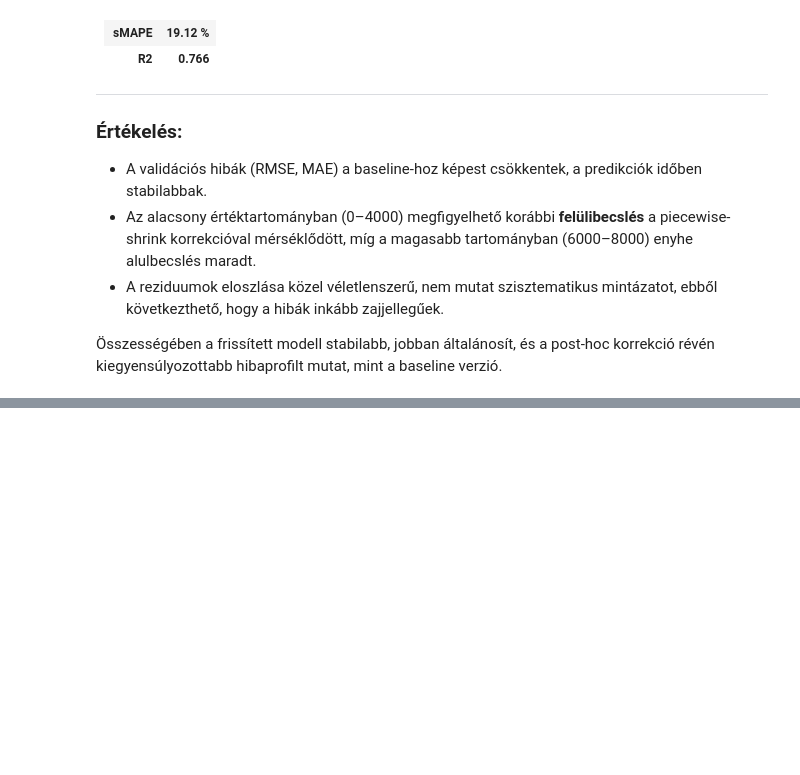
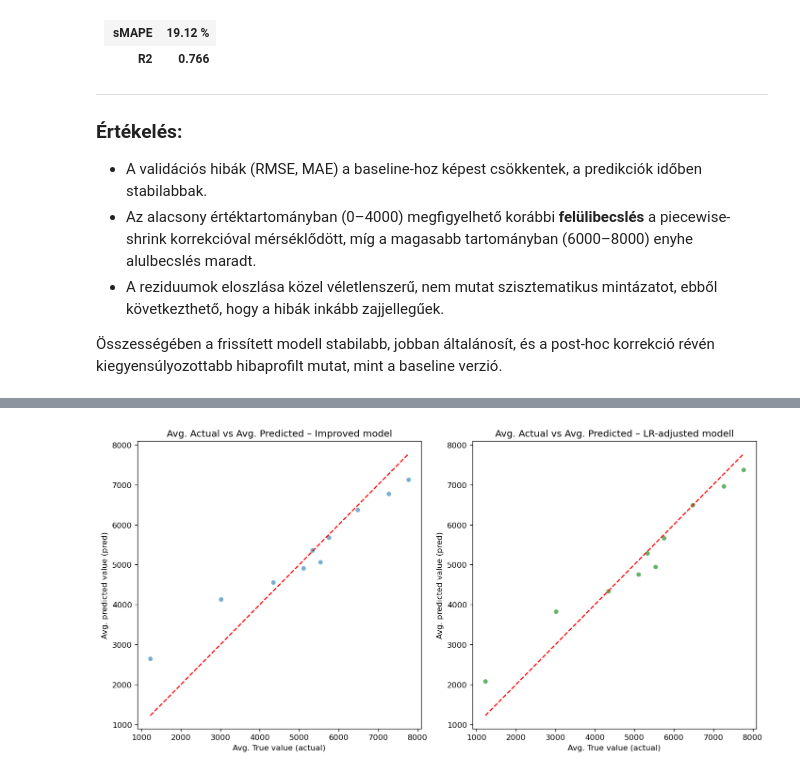
Before and after one commit to SasCsanad/Bike-Sharing-Regerssion, a Jupyter notebook: main.ipynb, the cells around one changed output, grey strips where cells are left out. Saved outputs shown, nothing was run; the diff lists cells and outputs as text; code cells hidden in the pictures; blank space fills up the shorter version.

```diff
--- a/main.ipynb
+++ b/main.ipynb
@@ -699,0 +827,27 @@ A legnagyobb különbség az **alsó forgalmi tartomány** jobb illesztésében
+# %%
+plt.figure(figsize=(12,6))
+
+
+plt.subplot(1, 2, 1)
+sns.scatterplot(x=report_norm["avg_actual"], y=report_norm["avg_pred"], alpha=0.6)
+plt.plot([report_norm["avg_actual"].min(), report_norm["avg_actual"].max()],
+         [report_norm["avg_actual"].min(), report_norm["avg_actual"].max()],
+         color="red", linestyle="--")
+plt.title("Avg. Actual vs Avg. Predicted – Improved model")
+plt.xlabel("Avg. True value (actual)")
+plt.ylabel("Avg. predicted value (pred)")
+
+
+plt.subplot(1, 2, 2)
+sns.scatterplot(x=lr_adj["avg_actual"], y=lr_adj["avg_pred"], alpha=0.6, color="green")
+plt.plot([lr_adj["avg_actual"].min(), lr_adj["avg_actual"].max()],
+         [lr_adj["avg_actual"].min(), lr_adj["avg_actual"].max()],
+         color="red", linestyle="--")
+plt.title("Avg. Actual vs Avg. Predicted – LR-adjusted modell")
+plt.xlabel("Avg. True value (actual)")
+plt.ylabel("Avg. predicted value (pred)")
+
+plt.tight_layout()
+plt.show()
+# %% [output]
+[figure, added]
```
Also changed, not shown: parts of 23 cells of this notebook, 2 other files.
